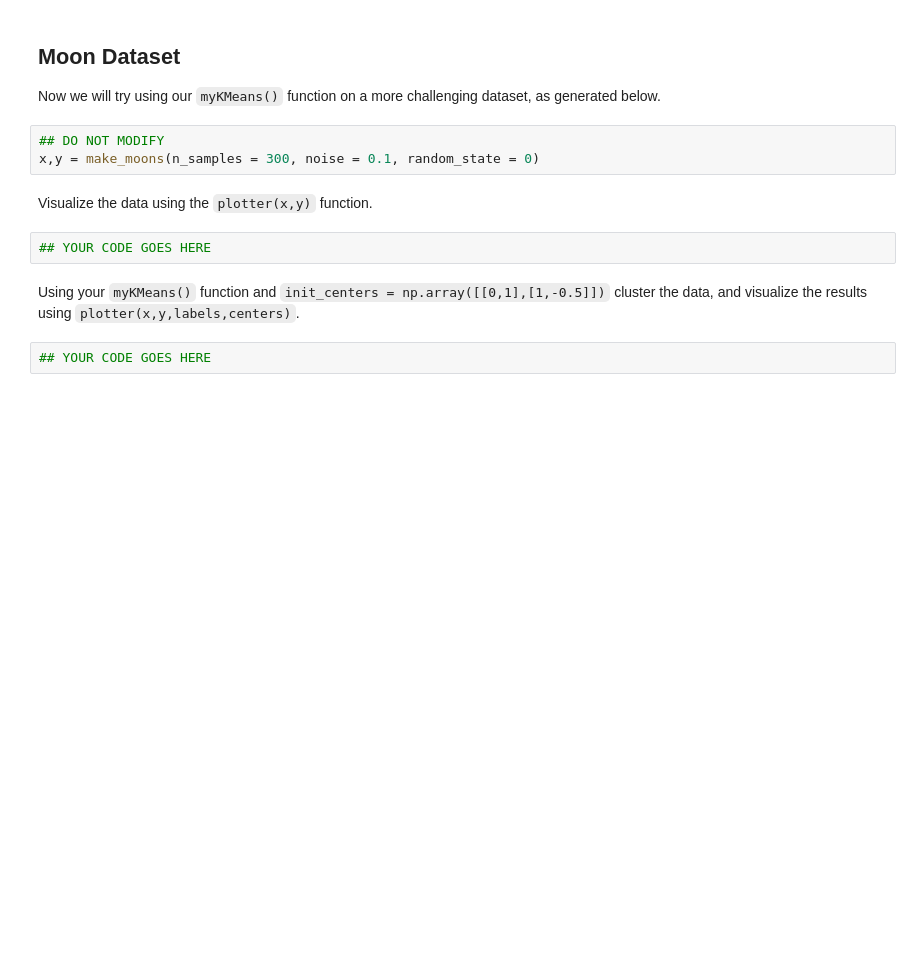
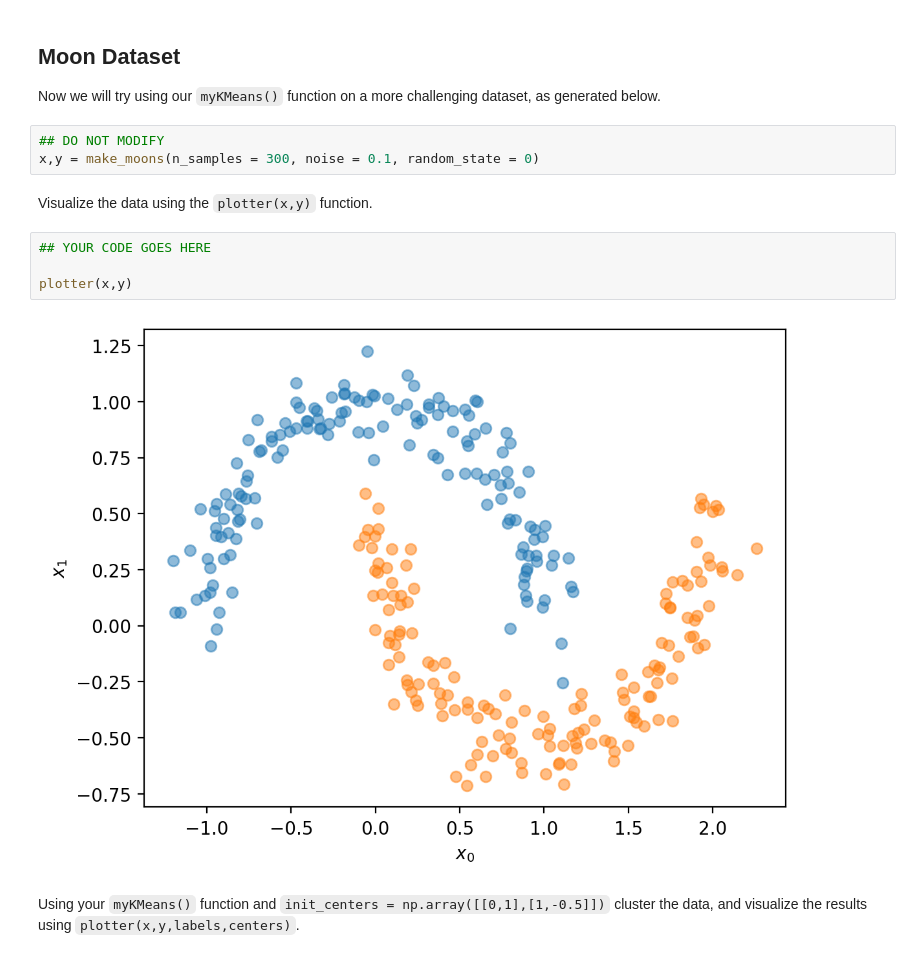
Before and after one commit to zsqu4re/ML-for-engineers, a Jupyter notebook: HW11/M11-L1-P1.ipynb, the cells around one changed output. Saved outputs shown, nothing was run; the diff lists cells and outputs as text; blank space fills up the shorter version.

```diff
--- a/HW11/M11-L1-P1.ipynb
+++ b/HW11/M11-L1-P1.ipynb
@@ -88,7 +120,9 @@ x,y = make_moons(n_samples = 300, noise = 0.1, random_state = 0)
 Visualize the data using the `plotter(x,y)` function.
 # %%
 ## YOUR CODE GOES HERE
+
+plotter(x,y)
+# %% [output]
+[figure, added]
 # %% [markdown]
 Using your `myKMeans()` function and `init_centers = np.array([[0,1],[1,-0.5]])` cluster the data, and visualize the results using `plotter(x,y,labels,centers)`.
-# %%
-## YOUR CODE GOES HERE
```
Also changed, not shown: parts of 11 cells of this notebook.
